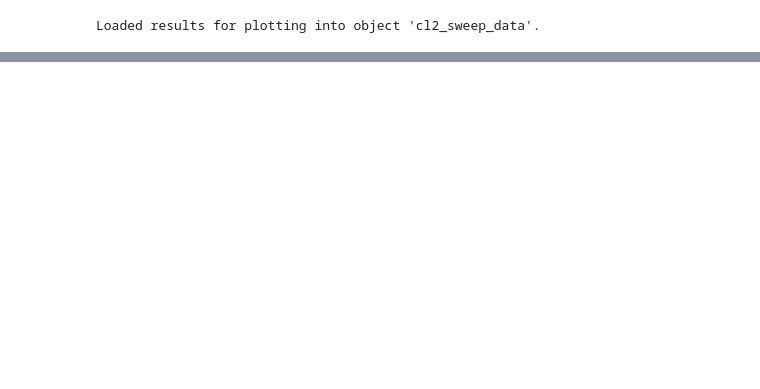
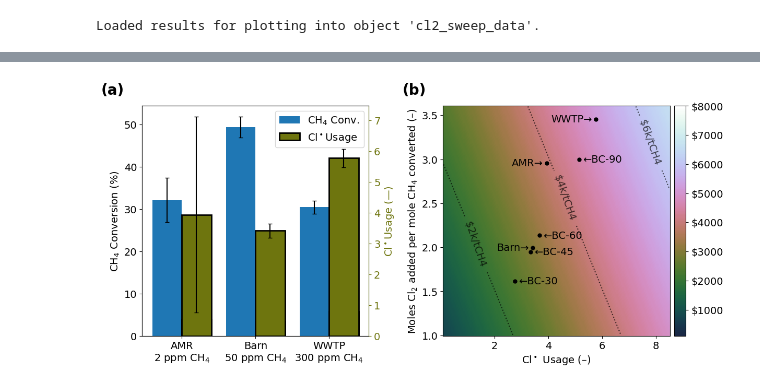
Before and after one commit to richardsrandall/Fall-2024-Cl2, a Jupyter notebook: _combined_plots/paper_plots_v1/figure-real_world_tests_and_costs.ipynb, the cells around one changed output, grey strips where cells are left out. Drawn from its saved outputs; the diff is of its cells as text; code cells hidden in the pictures; blank space fills up the shorter version.

```diff
--- a/_combined_plots/paper_plots_v1/figure-real_world_tests_and_costs.ipynb
+++ b/_combined_plots/paper_plots_v1/figure-real_world_tests_and_costs.ipynb
@@ -26,17 +26,20 @@ cl2_experiment_constants = get_cl2_experiment_constants() #Ignore yellow underli
 current_data = types.SimpleNamespace()
 
 # Select data from only the the experiments we want. The noise on any given trial is already quite low, so we just keep one trial.
-exps = ["01-31-25 Realistic AMR"]
+exps = ["01-31-25 Realistic AMR","02-10-25 Realistic Barn","02-11-25 Realistic WWTP"]
 current_data.bypass_data = all_bypass_data[all_bypass_data["experiment_name"].isin(exps)]
-current_data.conversion_data = all_conversion_data[all_conversion_data["experiment_name"].isin(exps)].head(1)
+current_data.conversion_data = all_conversion_data[all_conversion_data["experiment_name"].isin(exps)]
+current_data.conversion_data = current_data.conversion_data.sort_values('experiment_name')
 
 # The Cl2 tank ppms are set manually here based on notes taken during each experiment; it's not recorded automatically in software.
-cl2_tank_ppms = [20 for i in range(current_data.conversion_data.shape[0])]
+cl2_tank_ppms = [20,1000,1000]
 
 # Extract the values and 95% CI from the CH4 conversion data
 current_data.ch4_baselines = current_data.conversion_data["Selected: CH4 (ppm) baseline"]
 ((current_data.ch4_conversions,current_data.ch4_95_ci),) = cl2_utils.extract_spectrometer_data_from_conversions(current_data.conversion_data,
             fields=['Selected: CH4 (ppm)'], percent_accuracy_95 = cl2_experiment_constants.picarro_percent_accuracy_95, absolute_accuracy_95 = cl2_experiment_constants.picarro_absolute_accuracy_95)
+current_data.ch4_conversion_percent = 100*current_data.ch4_conversions/current_data.ch4_baselines
+current_data.ch4_conversion_percent_95_ci = 100*current_data.ch4_95_ci/current_data.ch4_baselines
 
 # Extract the values and 95% CI from the Cl2 conversion data
 (current_data.cl2_baseline, current_data.cl2_conversions, current_data.cl2_conversion_95_ci) = cl2_utils.extract_cl2_data_from_conversions(current_data.conversion_data,current_data.bypass_data,cl2_tank_ppms,cl2_experiment_constants.cl2_mfc_sccm_accuracy_95,cl2_experiment_constants.cl2_node_absolute_accuracy_95)
@@ -44,13 +47,14 @@ current_data.inlet_cl2 = current_data.cl2_baseline
 
 # Compute the Cl* efficiencies
 (current_data.cl_budget,current_data.cl_budget_95_ci) = get_cl_radical_budget(current_data.inlet_cl2)
+(current_data.cl_budget[2],current_data.cl_budget_95_ci[2]) = get_cl_radical_budget_300() # The 300 ppm radical budget is evaluated separately, as mentioned in the text.s
 current_data.cl_per_ch4 = current_data.cl_budget / current_data.ch4_conversions
-current_data.cl2_per_ch4_95_ci = cl2_utils.get_95_ci_of_ratio(current_data.cl_budget,current_data.cl_budget_95_ci,current_data.ch4_conversions,current_data.ch4_95_ci)
+current_data.cl_per_ch4_95_ci = cl2_utils.get_95_ci_of_ratio(current_data.cl_budget,current_data.cl_budget_95_ci,current_data.ch4_conversions,current_data.ch4_95_ci)
 
 # Compute the Cl2 feed per CH4 converted
 current_data.cl2_fed_per_ch4_converted = current_data.cl2_baseline/current_data.ch4_conversions
 
 # Save to variable and report success
-realistic_AMR_data = current_data
-print("Loaded results for plotting into object 'realistic_AMR_data'.")
+realistic_trial_data = current_data
+print("Loaded results for plotting into object 'realistic_trial_data'.")
 # %% [output]
@@ -86,7 +90,7 @@ current_data.inlet_cl2 = current_data.cl2_baseline
 # Compute the Cl* efficiencies
 (current_data.cl_budget,current_data.cl_budget_95_ci) = get_cl_radical_budget(current_data.inlet_cl2)
 current_data.cl_per_ch4 = current_data.cl_budget / current_data.ch4_conversions
-current_data.cl2_per_ch4_95_ci = cl2_utils.get_95_ci_of_ratio(current_data.cl_budget,current_data.cl_budget_95_ci,current_data.ch4_conversions,current_data.ch4_95_ci)
+current_data.cl_per_ch4_95_ci = cl2_utils.get_95_ci_of_ratio(current_data.cl_budget,current_data.cl_budget_95_ci,current_data.ch4_conversions,current_data.ch4_95_ci)
 
 # Compute the Cl2 feed per CH4 converted
 current_data.cl2_fed_per_ch4_converted = current_data.cl2_baseline/current_data.ch4_conversions
@@ -169,0 +122,73 @@ plt.show()
+# %%
+import matplotlib.ticker as mticker
+(fig,((ax_a,ax_b)))=plt.subplots(1,2,figsize=(plot_default_properties['figure_width'],5.5))
+
+# a
+ax_a.text(-0.18,1.05, "(a)", transform=ax_a.transAxes, size=plot_default_properties['subplot_letter_size'], weight='bold')
+ax_a_right = ax_a.twinx()
+ax_a_right.set_ylabel(line_default_properties['Cl* Efficiency']['text']+" (—)")
+ax_a_right.xaxis.set_tick_params(labelbottom=True)
+right_ax_color = line_default_properties['Cl* Efficiency']['color']
+ax_a_right.tick_params(axis='y', colors=right_ax_color)
+ax_a_right.yaxis.label.set_color(right_ax_color)
+ax_a_right.spines['right'].set_color(right_ax_color)
+ax_a_right.yaxis.set_major_locator(mticker.MaxNLocator(integer=True))
+ax_a.set_ylabel("CH$_4$ Conversion (%)")
+
+# Bar plotting
+x = np.arange(3)
+width = 0.4  # the width of the bars
+multiplier = 0
+ax_a.bar(x - 0.5*width, realistic_trial_data.ch4_conversion_percent, width, label="CH$_4$ Conv.", color=line_default_properties['CH4']['color'])
+ax_a.bar(x + 0.5*width, realistic_trial_data.cl_per_ch4, width, label=line_default_properties['Cl* Efficiency']['text'], color=line_default_properties['Cl* Efficiency']['color'],edgecolor='k',linewidth=2)#Dummy to make legend behave
+ax_a.errorbar(x - 0.5*width, realistic_trial_data.ch4_conversion_percent, realistic_trial_data.ch4_conversion_percent_95_ci, capsize=3, color='k',linestyle='')
+ax_a_right.bar(x + 0.5*width, realistic_trial_data.cl_per_ch4, width, label=line_default_properties['Cl* Efficiency']['text'], color=line_default_properties['Cl* Efficiency']['color'],edgecolor='k',linewidth=2)
+ax_a_right.errorbar(x + 0.5*width, realistic_trial_data.cl_per_ch4, realistic_trial_data.cl_per_ch4_95_ci, capsize=3, color='k',linestyle='')
+ax_a.set_xticks([0,1,2])
+ax_a.set_xticklabels(["AMR\n2 ppm CH$_4$","Barn\n50 ppm CH$_4$","WWTP\n300 ppm CH$_4$"])
+ax_a.legend(bbox_to_anchor=(1,1),loc='upper right')
+
+# b
+ax_b.text(-0.18,1.05, "(b)", transform=ax_b.transAxes, size=plot_default_properties['subplot_letter_size'], weight='bold')
+
+# Make the contour plot
+cl_usage_values = np.linspace(0.1,8.5,200)
+cl2_fed_per_ch4_converted_values = np.linspace(1.0,3.6,200)
+X, Y = np.meshgrid(cl_usage_values,cl2_fed_per_ch4_converted_values)
+Z = get_cost_per_ton_ch4(X,Y)
+minColor = 0.15
+maxColor = 1.00
+new_cmap = truncate_colormap(plt.get_cmap("cubehelix"), minColor, maxColor)
+cm = ax_b.pcolormesh(X, Y, Z,vmin=100,vmax=8000,cmap=new_cmap) # COLOR MAP HERE
+# Others to try: https://pratiman-91.github.io/colormaps/docs/collections/scientific
+plt.colorbar(cm,pad=0.02,format=ticker.FuncFormatter(lambda x,pos: '$'+str(int(x))),ax=ax_b)
+
+# Label the contours if desired
+fmt = lambda x: "\$"+str(int(round(0.001*x,1)))+'k/tCH4 '#+'[\$'+str(round(x/28))+'; \$'+str(round(x/84))+']'
+ct = ax_b.contour(X, Y, Z,linestyles=':',colors=['#000000'], levels=[2000,4000,6000], alpha=0.7)
+ax_b.clabel(ct, fmt=fmt, use_clabeltext=True, manual=((1,2),(4,2.5),(8,3.2)))
+
+# Plot the Cl* sweep data
+for x,y,t in zip(cl2_sweep_data.cl_per_ch4, cl2_sweep_data.cl2_fed_per_ch4_converted, [10,20,30,45,60,90]):
+    if t==10 or t==20:
+        continue #Skip these since they're on top of other data points and clutter up the graph
+    ax_b.plot([x],[y],'ok',markersize=5)
+    ax_b.annotate('←BC-'+str(t), xy=(x, y), xycoords='data', xytext=(5, 0), textcoords='offset points', ha='left', va='center')
+# Plot the rest of the data
+exps = ((realistic_trial_data.cl_per_ch4[0],realistic_trial_data.cl2_fed_per_ch4_converted[0],'AMR'),
+        (realistic_trial_data.cl_per_ch4[1],realistic_trial_data.cl2_fed_per_ch4_converted[1],'Barn'),
+        (realistic_trial_data.cl_per_ch4[2],realistic_trial_data.cl2_fed_per_ch4_converted[2],'WWTP'),
+        )
+for x,y,t in exps:
+    ax_b.plot([x],[y],'ok',markersize=5)
+    ax_b.annotate(t+"→", xy=(x, y), xycoords='data', xytext=(-5, 0), textcoords='offset points', ha='right', va='center')
+
+#ax_b.set_xlabel('UV Usage $\equiv$ [(Cl$^\\bullet$ Usage)$\cdot(\eta_{UV})^{-1}$] (–)') # Keeping this if we want the x-axis to be UV usage
+ax_b.set_xlabel('Cl$^\\bullet$ Usage (–)')
+ax_b.set_ylabel('Moles Cl$_2$ added per mole CH$_4$ converted (–)')
+
+# Save the figure, etc.
+plt.savefig('exported_images/realistic_trials_and_cost_modeling.png', bbox_inches='tight',dpi=300)
+plt.show()
+# %% [output]
+[figure, added]
```
Also changed, not shown: parts of 2 cells of this notebook, 7 other files.
